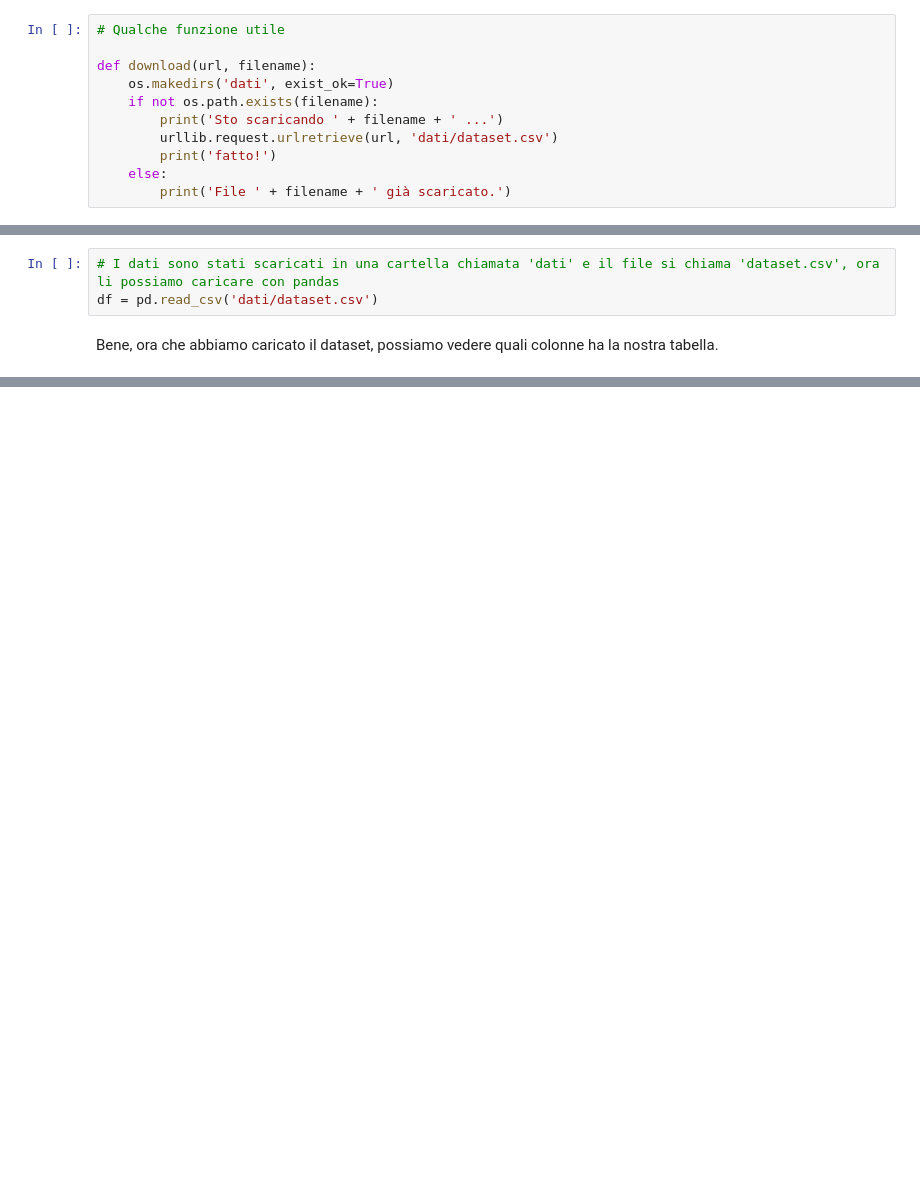
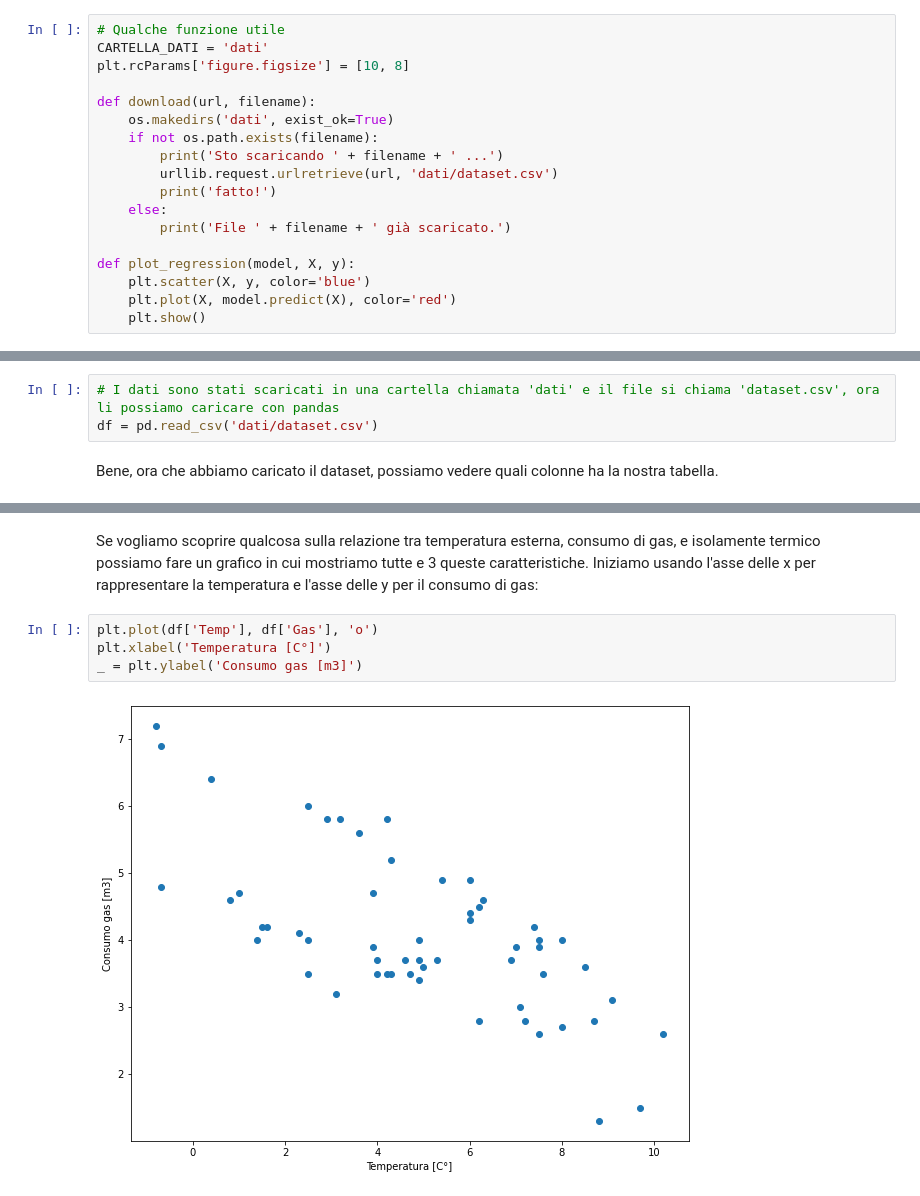
Before and after one commit to DavideScassola/data_analysis_laboratory, a Jupyter notebook: notebooks/casa.ipynb, the cells around one changed output, grey strips where cells are left out. Saved outputs shown, nothing was run; the diff lists cells and outputs as text; blank space fills up the shorter version.

Commit message:
add regressions

```diff
--- a/notebooks/casa.ipynb
+++ b/notebooks/casa.ipynb
@@ -17,5 +18,7 @@ import matplotlib.pyplot as plt
 # %%
 # Qualche funzione utile
+CARTELLA_DATI = 'dati'
+plt.rcParams['figure.figsize'] = [10, 8]
 
 def download(url, filename):
     os.makedirs('dati', exist_ok=True)
@@ -25,6 +28,11 @@ def download(url, filename):
         print('fatto!')
     else:
         print('File ' + filename + ' già scaricato.')
+
+def plot_regression(model, X, y):
+    plt.scatter(X, y, color='blue')
+    plt.plot(X, model.predict(X), color='red')
+    plt.show()
 # %% [markdown]
 Prima di tutto, dobbiamo scaricare i dati e vedere di cosa si tratta
 # %%
@@ -99,0 +147,8 @@ df.describe()
+# %% [markdown]
+Se vogliamo scoprire qualcosa sulla relazione tra temperatura esterna, consumo di gas, e isolamente termico possiamo fare un grafico in cui mostriamo tutte e 3 queste caratteristiche. Iniziamo usando l'asse delle x per rappresentare la temperatura e l'asse delle y per il consumo di gas:
+# %%
+plt.plot(df['Temp'], df['Gas'], 'o')
+plt.xlabel('Temperatura [C°]')
+_ = plt.ylabel('Consumo gas [m3]')
+# %% [output]
+[figure, added]
```
Also changed, not shown: parts of 31 cells of this notebook, 1 other file.
